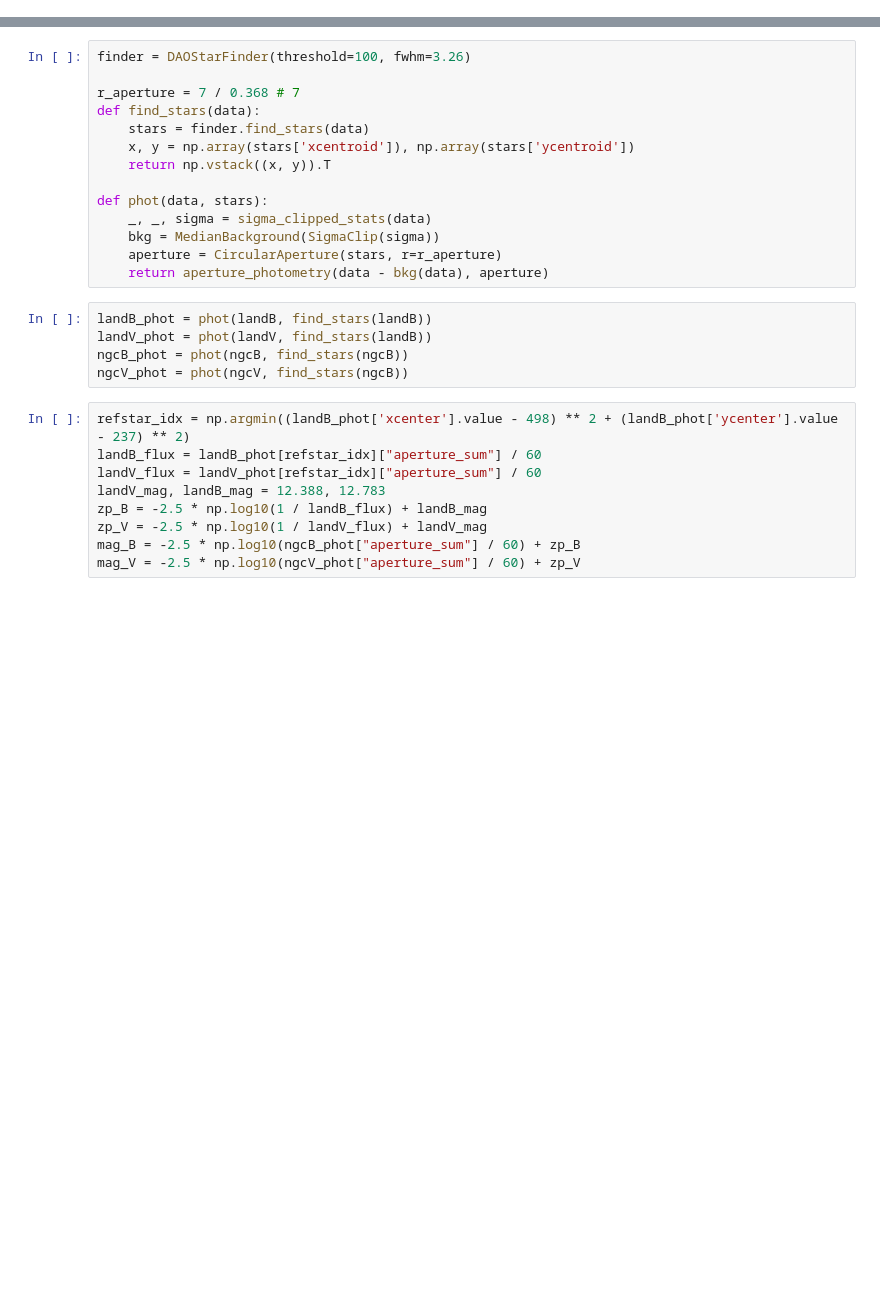
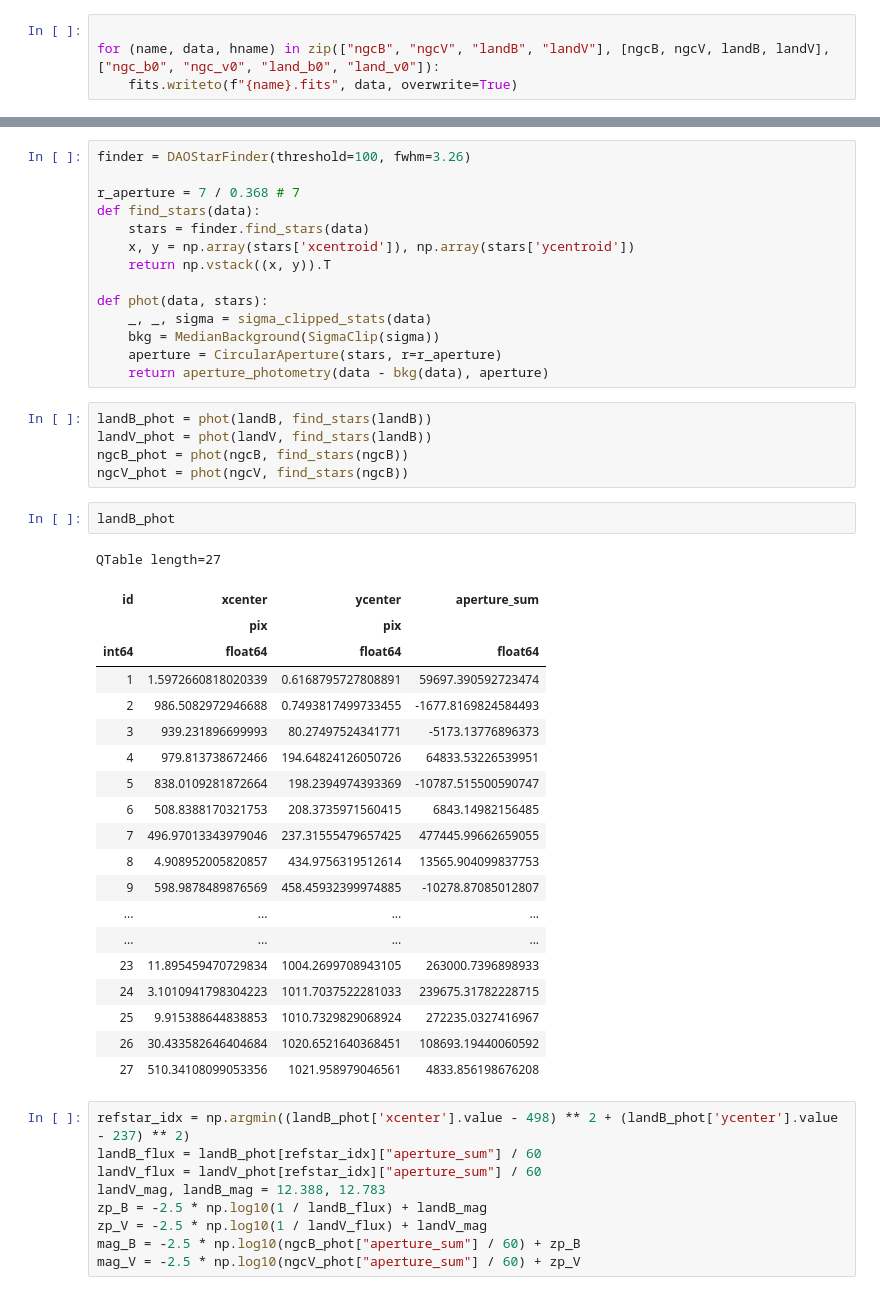
Before and after one commit to askemer/ASTR257_2024, a Jupyter notebook: student_work/adityars/hr/hr.ipynb, the cells around one changed output, grey strips where cells are left out. Drawn from its saved outputs; the diff is of its cells as text; blank space fills up the shorter version.

```diff
--- a/student_work/adityars/hr/hr.ipynb
+++ b/student_work/adityars/hr/hr.ipynb
@@ -73,0 +98,4 @@ if ngcB.shape[1] == 1056:
+# %%
+
+for (name, data, hname) in zip(["ngcB", "ngcV", "landB", "landV"], [ngcB, ngcV, landB, landV], ["ngc_b0", "ngc_v0", "land_b0", "land_v0"]):
+    fits.writeto(f"{name}.fits", data, overwrite=True)
@@ -90,6 +138,29 @@ landB_phot = phot(landB, find_stars(landB))
 landV_phot = phot(landV, find_stars(landB))
 ngcB_phot = phot(ngcB, find_stars(ngcB))
 ngcV_phot = phot(ngcV, find_stars(ngcB))
+# %%
+landB_phot
+# %% [output]
+QTable length=27
+| id | xcenter | ycenter | aperture_sum |
+|  | pix | pix |  |
+| int64 | float64 | float64 | float64 |
+| 1 | 1.5972660818020339 | 0.6168795727808891 | 59697.390592723474 |
+| 2 | 986.5082972946688 | 0.7493817499733455 | -1677.8169824584493 |
+| 3 | 939.231896699993 | 80.27497524341771 | -5173.13776896373 |
+| 4 | 979.813738672466 | 194.64824126050726 | 64833.53226539951 |
+| 5 | 838.0109281872664 | 198.2394974393369 | -10787.515500590747 |
+| 6 | 508.8388170321753 | 208.3735971560415 | 6843.14982156485 |
+| 7 | 496.97013343979046 | 237.31555479657425 | 477445.99662659055 |
+| 8 | 4.908952005820857 | 434.9756319512614 | 13565.904099837753 |
+| 9 | 598.9878489876569 | 458.45932399974885 | -10278.87085012807 |
+| ... | ... | ... | ... |
+| ... | ... | ... | ... |
+| 23 | 11.895459470729834 | 1004.2699708943105 | 263000.7396898933 |
+| 24 | 3.1010941798304223 | 1011.7037522281033 | 239675.31782228715 |
+| 25 | 9.915388644838853 | 1010.7329829068924 | 272235.0327416967 |
+| 26 | 30.433582646404684 | 1020.6521640368451 | 108693.19440060592 |
+| 27 | 510.34108099053356 | 1021.958979046561 | 4833.856198676208 |
 # %%
 refstar_idx = np.argmin((landB_phot['xcenter'].value - 498) ** 2 + (landB_phot['ycenter'].value - 237) ** 2)
 landB_flux = landB_phot[refstar_idx]["aperture_sum"] / 60
```
Also changed, not shown: parts of 3 cells of this notebook, 23 other files.
